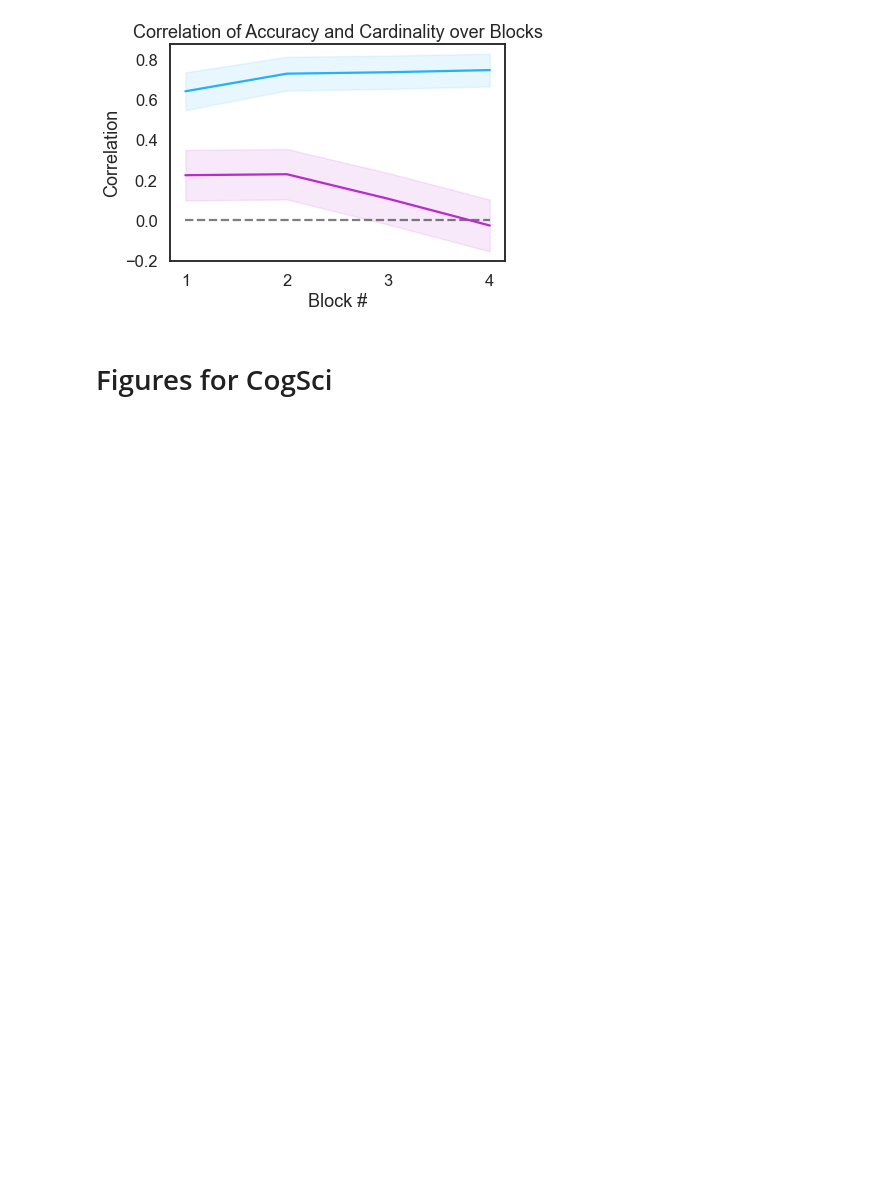
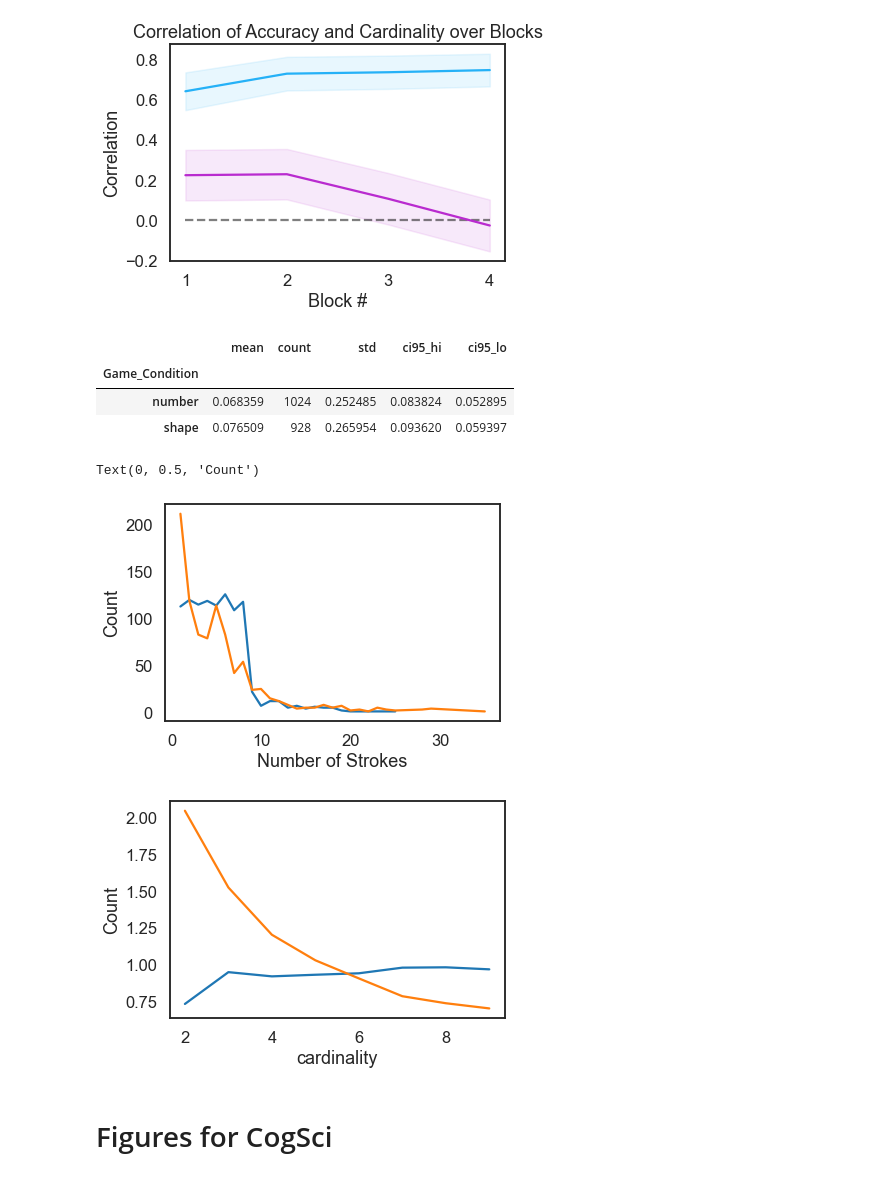
Before and after one commit to cogtoolslab/improvised_numerals, a Jupyter notebook: analysis/iternum_analysis.ipynb, the cells around one changed output. Cells and saved outputs as stored; diff of their text form; code cells hidden in the pictures; blank space fills up the shorter version.

```diff
--- a/analysis/iternum_analysis.ipynb
+++ b/analysis/iternum_analysis.ipynb
@@ -635,6 +679,45 @@ plt.xlabel("Block #")
 plt.show()
 # %% [output]
 [figure]
+# %%
+
+ratio_DF = get_confint(pd.DataFrame(D.groupby(['Game_Condition'])['ratio'].agg(['mean', 'count', 'std'])))
+
+# ratio_correct_DF = get_confint(pd.DataFrame(D[D['outcome']==1].groupby(['Game_Condition'])['ratio'].agg(['mean', 'count', 'std'])))
+
+
+get_confint(pd.DataFrame(D.groupby(['Game_Condition'])['outcome'].agg(['mean', 'count', 'std'])))
+
+
+
+D['one2one'] = D['ratio'] == 1
+D['compressed'] = D['ratio'] < 1
+D['compressed'].mean()
+D['allgames'] = 1
+
+get_confint(pd.DataFrame(D.groupby(['Game_Condition']).agg(['mean', 'count', 'std']))['one2one'])
+# %% [output]
+|  | mean | count | std | ci95_hi | ci95_lo |
+| Game_Condition |  |  |  |  |  |
+| number | 0.068359 | 1024 | 0.252485 | 0.083824 | 0.052895 |
+| shape | 0.076509 | 928 | 0.265954 | 0.093620 | 0.059397 |
+# %%
+
+plt.figure()
+D[D['Game_Condition']=='number'].groupby(['numStrokes'])['numStrokes'].count().plot()
+D[D['Game_Condition']=='shape'].groupby(['numStrokes'])['numStrokes'].count().plot()
+plt.xlabel("Number of Strokes")
+plt.ylabel("Count")
+
+plt.figure()
+D[D['Game_Condition']=='number'].groupby(['cardinality'])['ratio'].mean().plot()
+D[D['Game_Condition']=='shape'].groupby(['cardinality'])['ratio'].mean().plot()
+# plt.xlabel("Stroke Ratio")
+plt.ylabel("Count")
+# %% [output]
+Text(0, 0.5, 'Count')
+[figure, added]
+[figure, added]
 # %% [markdown]
 # Figures for CogSci
 # %%
```
Also changed, not shown: parts of 27 cells of this notebook, 12 other files.
